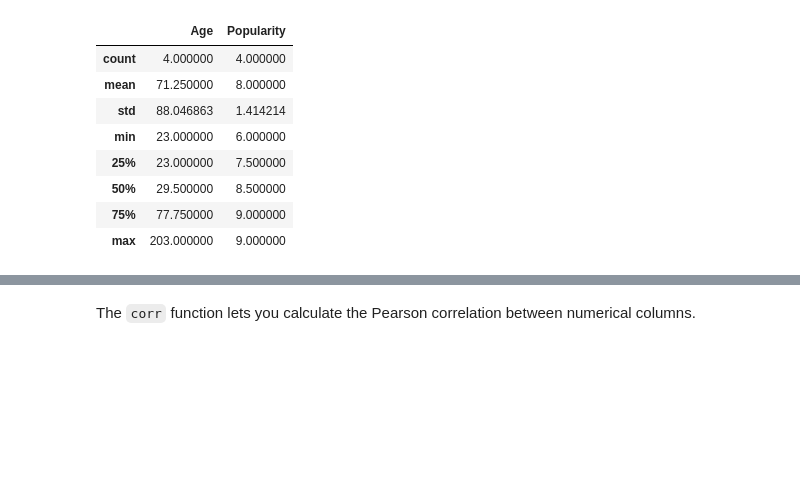
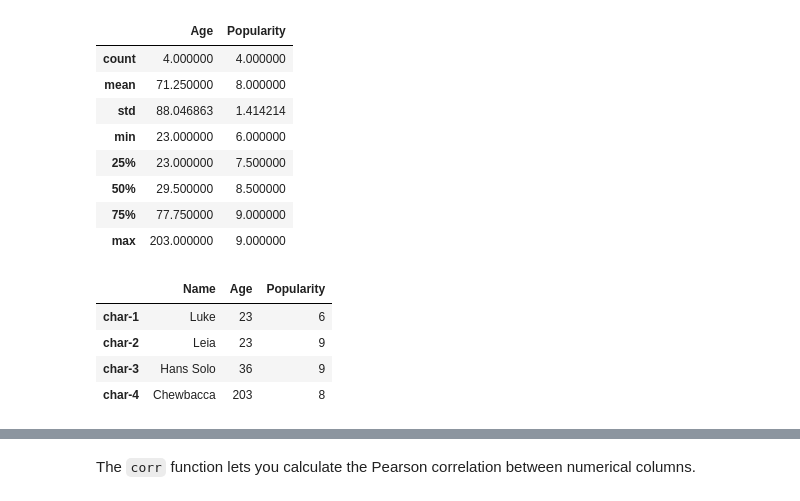
Before and after one commit to raghurama123/PyLifeS, a Jupyter notebook: 2025/notebooks/pylifes25_02.ipynb, the cells around one changed output, grey strips where cells are left out. Cells and saved outputs as stored; diff of their text form; code cells hidden in the pictures; blank space fills up the shorter version.

```diff
--- a/2025/notebooks/pylifes25_02.ipynb
+++ b/2025/notebooks/pylifes25_02.ipynb
@@ -236,3 +254,11 @@ SW_df.describe()
 | 50% | 29.500000 | 8.500000 |
 | 75% | 77.750000 | 9.000000 |
 | max | 203.000000 | 9.000000 |
+# %%
+SW_df.head()
+# %% [output]
+|  | Name | Age | Popularity |
+| char-1 | Luke | 23 | 6 |
+| char-2 | Leia | 23 | 9 |
+| char-3 | Hans Solo | 36 | 9 |
+| char-4 | Chewbacca | 203 | 8 |
```
Also changed, not shown: parts of 12 cells of this notebook, 3 other files.
